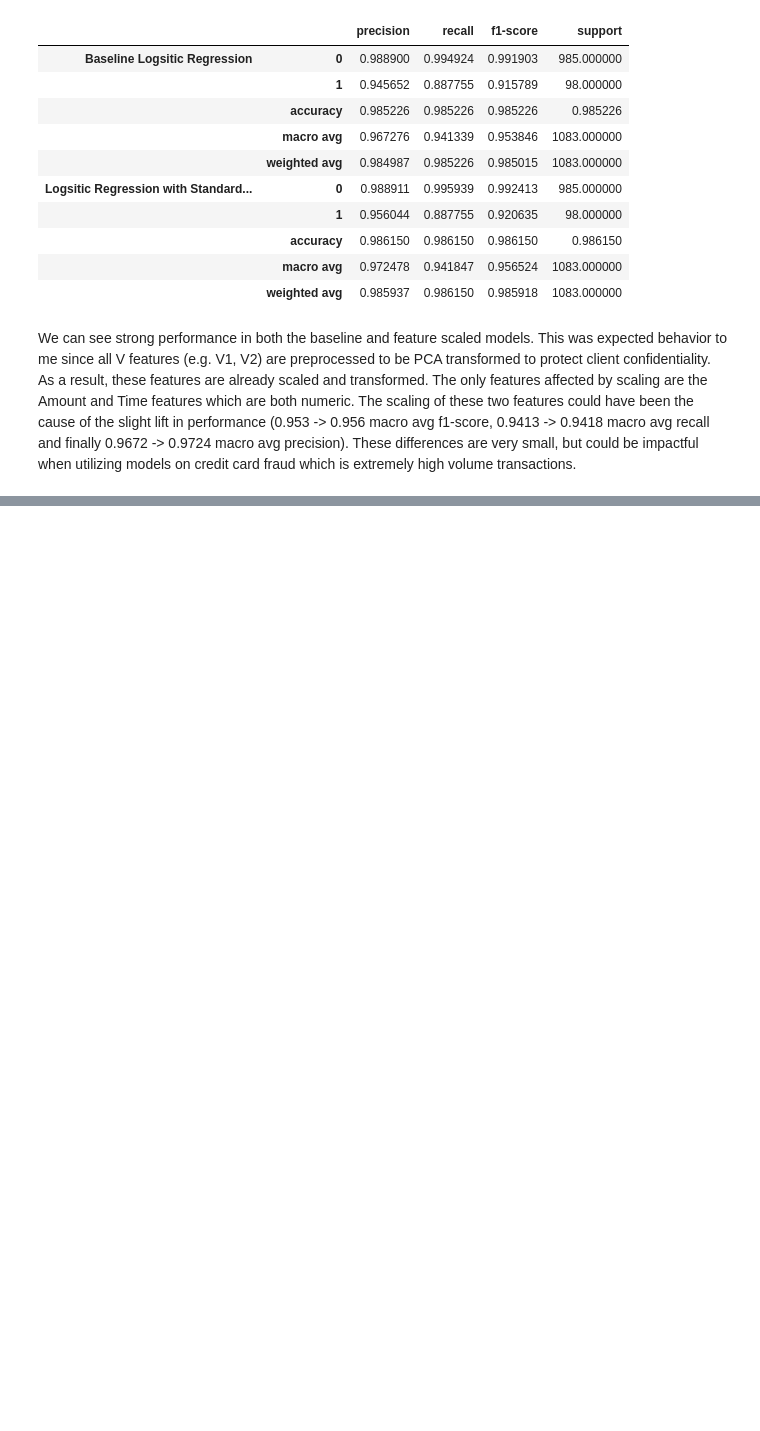
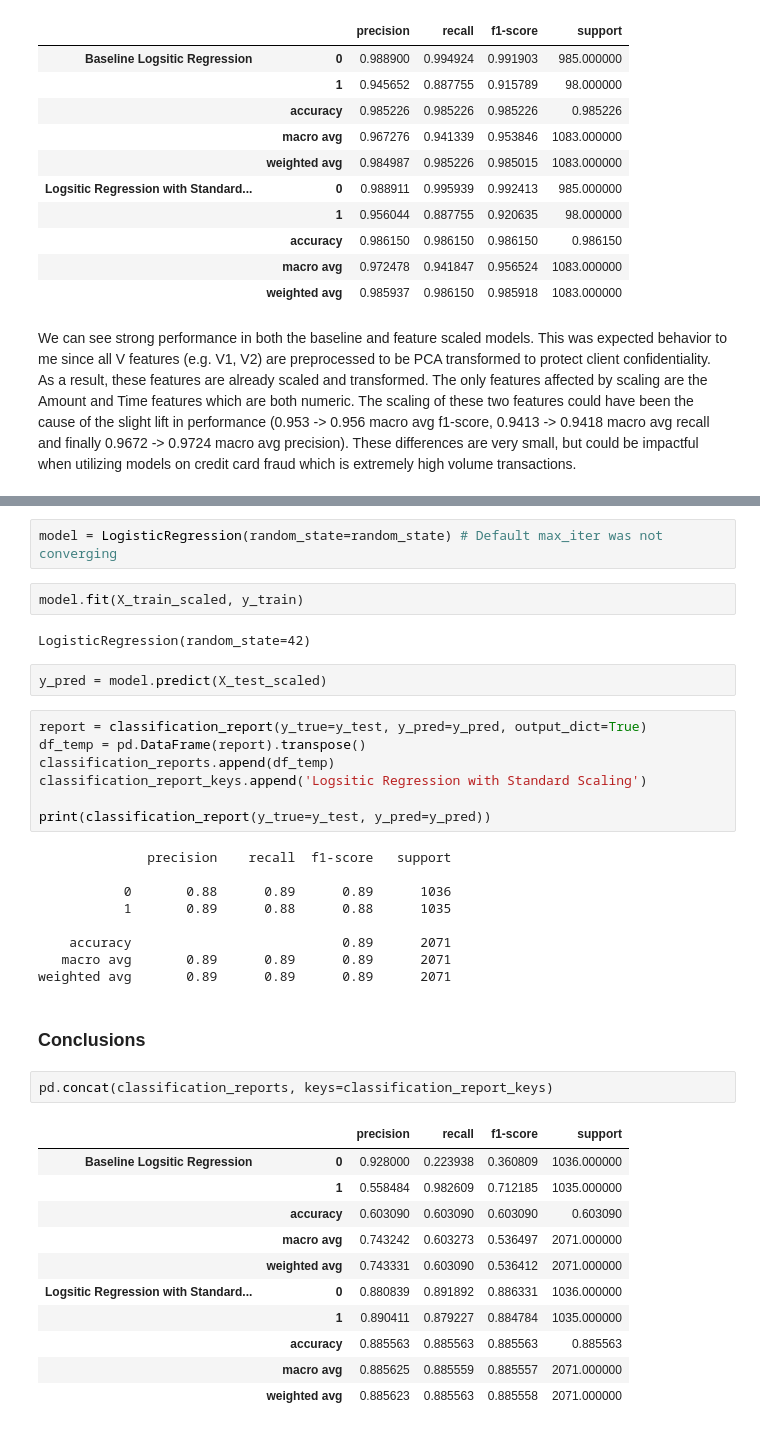
Before and after one commit to calebhadley1/DX799-capstone, a Jupyter notebook: Week4.ipynb, the cells around one changed output, grey strips where cells are left out. Saved outputs shown, nothing was run; the diff lists cells and outputs as text; blank space fills up the shorter version.

```diff
--- a/Week4.ipynb
+++ b/Week4.ipynb
@@ -133,0 +219,40 @@ We can see strong performance in both the baseline and feature scaled models. Th
+# %%
+model = LogisticRegression(random_state=random_state) # Default max_iter was not converging
+# %%
+model.fit(X_train_scaled, y_train)
+# %% [output]
+LogisticRegression(random_state=42)
+# %%
+y_pred = model.predict(X_test_scaled)
+# %%
+report = classification_report(y_true=y_test, y_pred=y_pred, output_dict=True)
+df_temp = pd.DataFrame(report).transpose()
+classification_reports.append(df_temp)
+classification_report_keys.append('Logsitic Regression with Standard Scaling')
+
+print(classification_report(y_true=y_test, y_pred=y_pred))
+# %% [output]
+              precision    recall  f1-score   support
+
+           0       0.88      0.89      0.89      1036
+           1       0.89      0.88      0.88      1035
+
+    accuracy                           0.89      2071
+   macro avg       0.89      0.89      0.89      2071
+weighted avg       0.89      0.89      0.89      2071
+# %% [markdown]
+### Conclusions
+# %%
+pd.concat(classification_reports, keys=classification_report_keys)
+# %% [output]
+|  |  | precision | recall | f1-score | support |
+| Baseline Logsitic Regression | 0 | 0.928000 | 0.223938 | 0.360809 | 1036.000000 |
+|  | 1 | 0.558484 | 0.982609 | 0.712185 | 1035.000000 |
+|  | accuracy | 0.603090 | 0.603090 | 0.603090 | 0.603090 |
+|  | macro avg | 0.743242 | 0.603273 | 0.536497 | 2071.000000 |
+|  | weighted avg | 0.743331 | 0.603090 | 0.536412 | 2071.000000 |
+| Logsitic Regression with Standard... | 0 | 0.880839 | 0.891892 | 0.886331 | 1036.000000 |
+|  | 1 | 0.890411 | 0.879227 | 0.884784 | 1035.000000 |
+|  | accuracy | 0.885563 | 0.885563 | 0.885563 | 0.885563 |
+|  | macro avg | 0.885625 | 0.885559 | 0.885557 | 2071.000000 |
+|  | weighted avg | 0.885623 | 0.885563 | 0.885558 | 2071.000000 |
```
Also changed, not shown: parts of 46 cells of this notebook.
